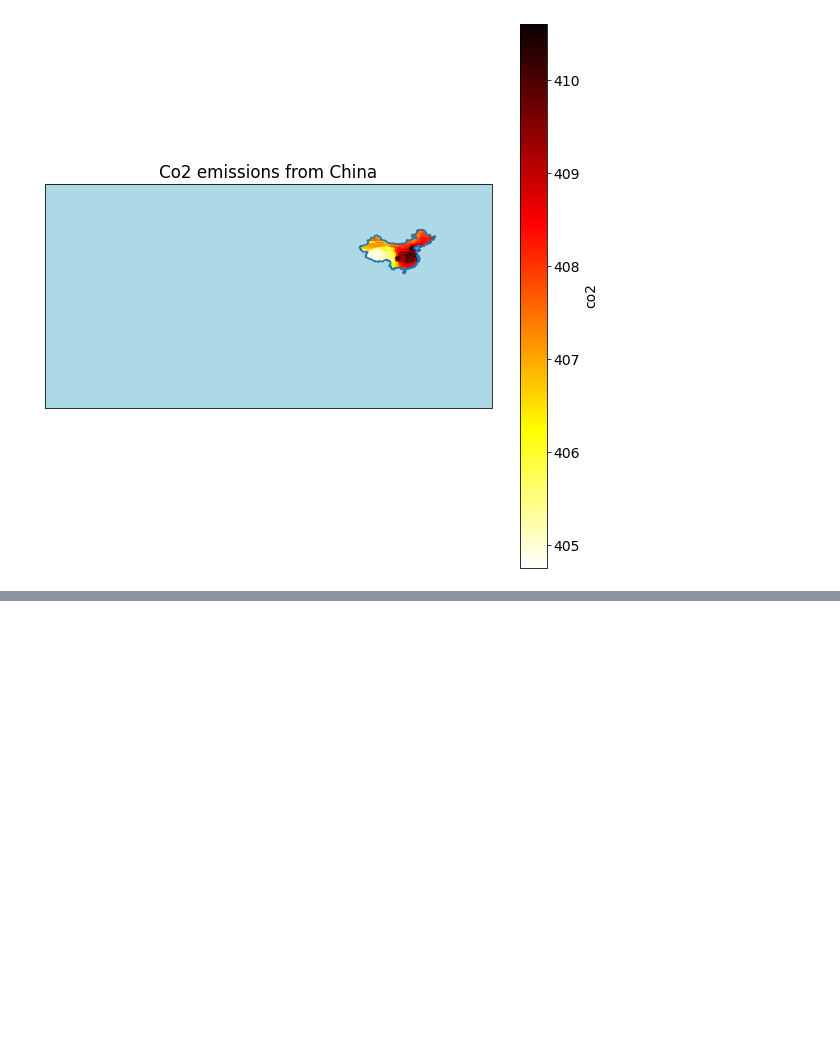
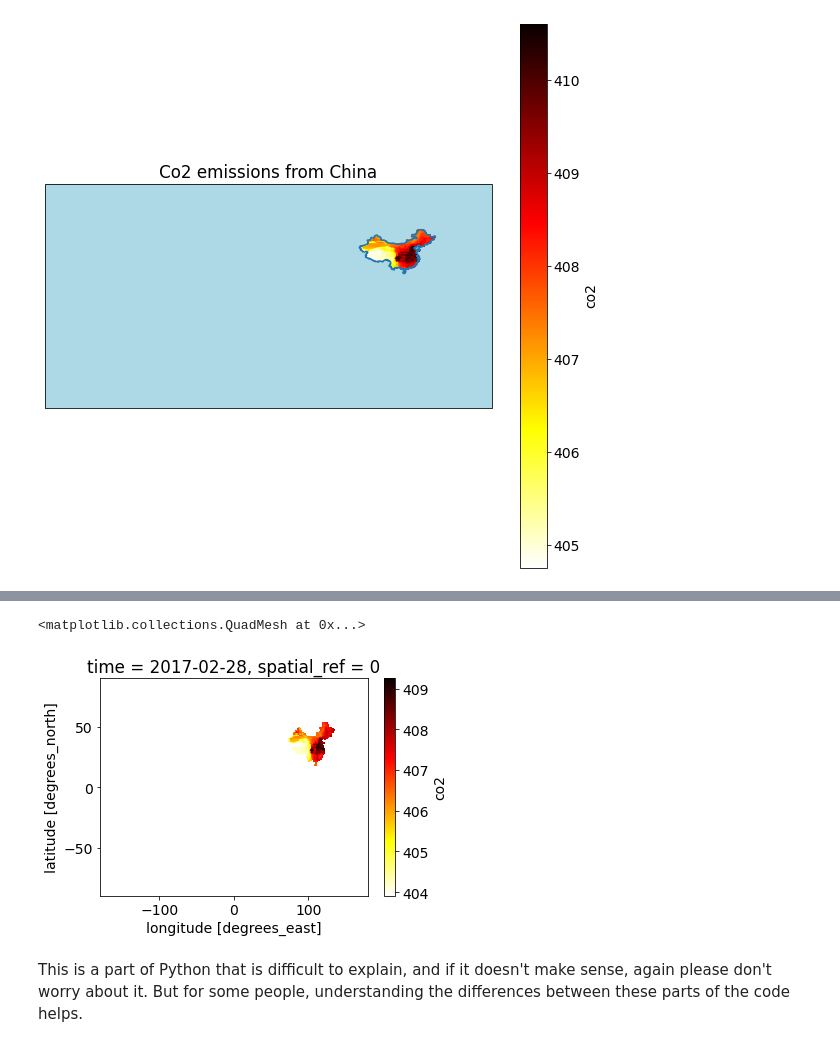
Before and after one commit to bchivers-stanford/taking_the_pulse_of_the_planet, a Jupyter notebook: notebooks/pulse_toolbox.ipynb, the cells around one changed output, grey strips where cells are left out. Cells and saved outputs as stored; diff of their text form; code cells hidden in the pictures; blank space fills up the shorter version.

```diff
--- a/notebooks/pulse_toolbox.ipynb
+++ b/notebooks/pulse_toolbox.ipynb
@@ -463,0 +602,10 @@ Text(0.5, 1.0, 'Co2 emissions from China')
+# %%
+co2_data_clipped['co2'].sel(time='2017-03-01', method='nearest').plot(cmap='hot_r')
+# In English, this is saying: please go into my dataset and pull out the co2 data -    co2_data_clipped['co2']
+# Then please select a time slice for me that's as close to March 1st, 2017 as possible -   .sel(time='2017-03-01', method='nearest')
+# Then please plot it with a reversed hot colormap for me -    .plot(cmap='hot_r')
+# %% [output]
+<matplotlib.collections.QuadMesh at 0x...>
+[figure, added]
+# %% [markdown]
+This is a part of Python that is difficult to explain, and if it doesn't make sense, again please don't worry about it. But for some people, understanding the differences between these parts of the code helps.
```
Also changed, not shown: parts of 32 cells of this notebook.
